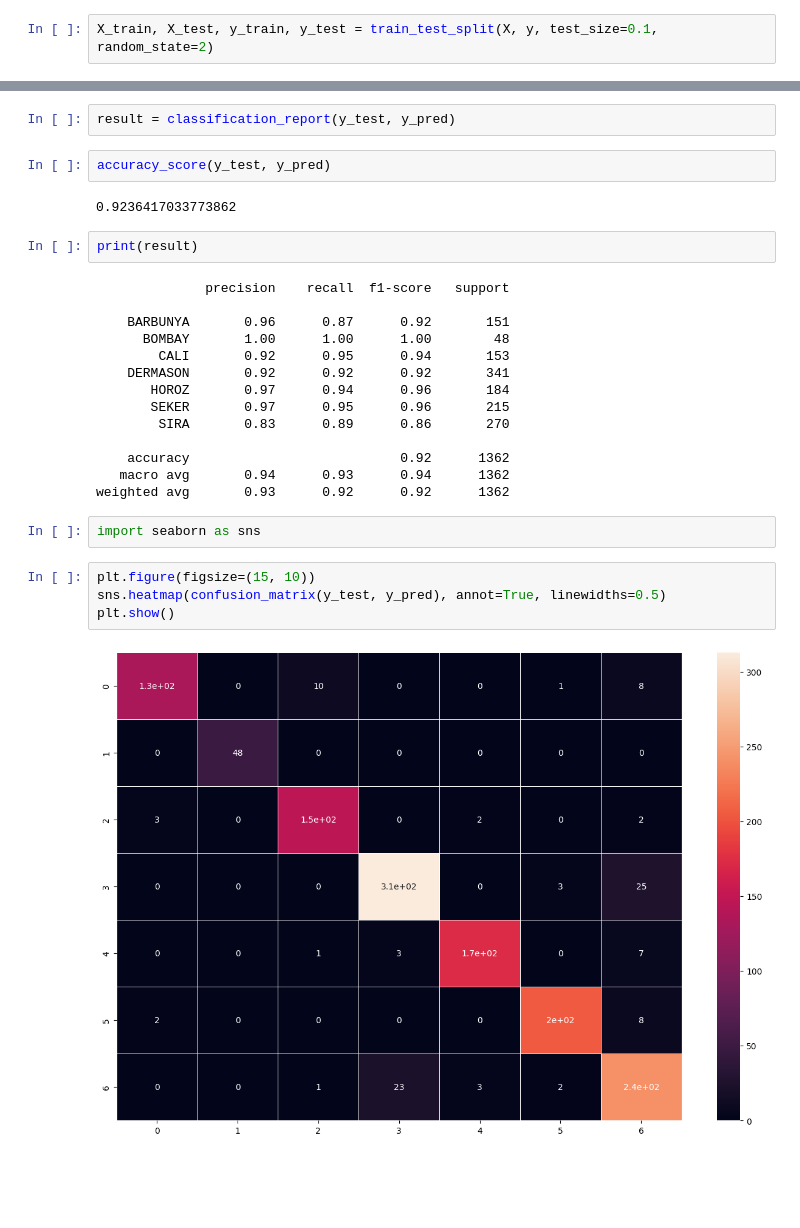
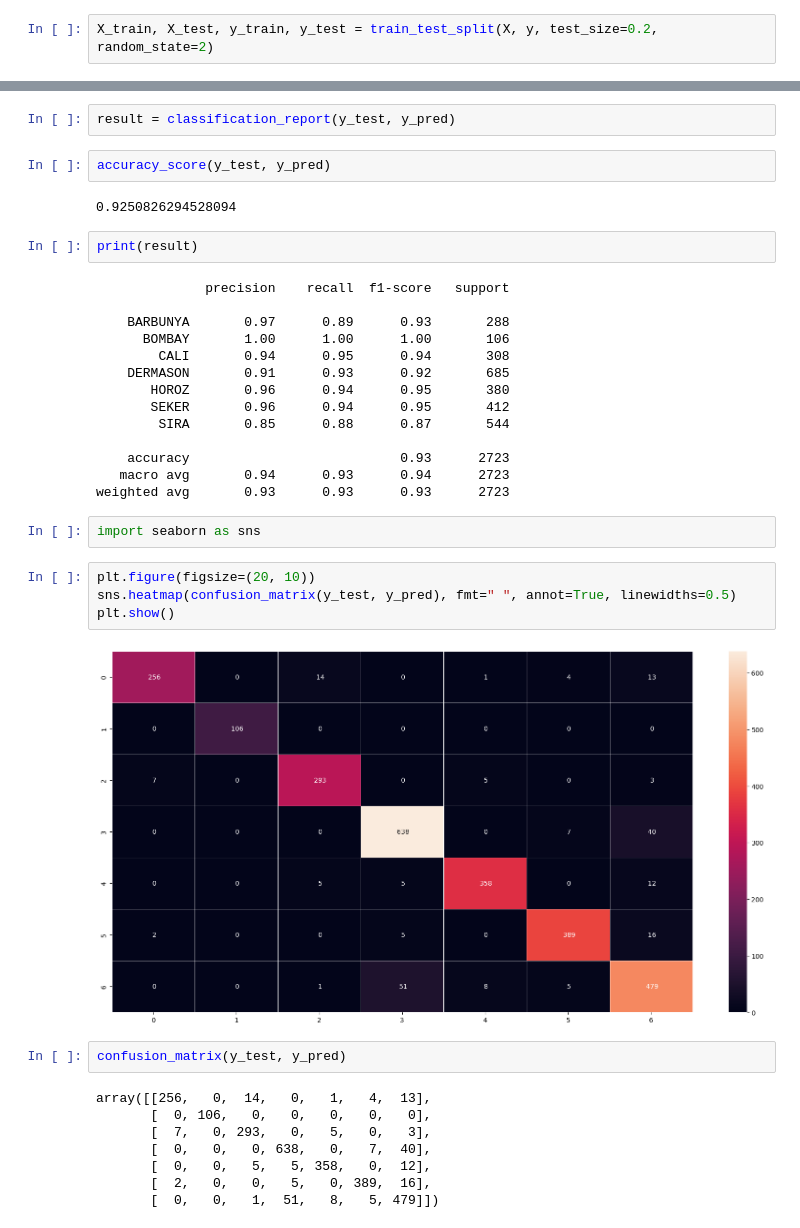
Before and after one commit to vincentyono/computational-intelligence-week-5, a Jupyter notebook: src/logistic_regression.ipynb, the cells around one changed output, grey strips where cells are left out. Saved outputs shown, nothing was run; the diff lists cells and outputs as text; blank space fills up the shorter version.

```diff
--- a/src/logistic_regression.ipynb
+++ b/src/logistic_regression.ipynb
@@ -33,7 +33,7 @@ X, y = df.iloc[:, :-1], df.iloc[:, -1]
 # %%
 from sklearn.model_selection import train_test_split
 # %%
-X_train, X_test, y_train, y_test = train_test_split(X, y, test_size=0.1, random_state=2)
+X_train, X_test, y_train, y_test = train_test_split(X, y, test_size=0.2, random_state=2)
 # %%
 from sklearn.linear_model import LogisticRegression
 from sklearn.model_selection import GridSearchCV
@@ -84,31 +84,41 @@ result = classification_report(y_test, y_pred)
 # %%
 accuracy_score(y_test, y_pred)
 # %% [output]
-0.9236417033773862
+0.9250826294528094
 # %%
 print(result)
 # %% [output]
               precision    recall  f1-score   support
 
-    BARBUNYA       0.96      0.87      0.92       151
-      BOMBAY       1.00      1.00      1.00        48
-        CALI       0.92      0.95      0.94       153
-    DERMASON       0.92      0.92      0.92       341
-       HOROZ       0.97      0.94      0.96       184
-       SEKER       0.97      0.95      0.96       215
-        SIRA       0.83      0.89      0.86       270
+    BARBUNYA       0.97      0.89      0.93       288
+      BOMBAY       1.00      1.00      1.00       106
+        CALI       0.94      0.95      0.94       308
+    DERMASON       0.91      0.93      0.92       685
+       HOROZ       0.96      0.94      0.95       380
+       SEKER       0.96      0.94      0.95       412
+        SIRA       0.85      0.88      0.87       544
 
-    accuracy                           0.92      1362
-   macro avg       0.94      0.93      0.94      1362
-weighted avg       0.93      0.92      0.92      1362
+    accuracy                           0.93      2723
+   macro avg       0.94      0.93      0.94      2723
+weighted avg       0.93      0.93      0.93      2723
 # %%
 import seaborn as sns
 # %%
-plt.figure(figsize=(15, 10))
-sns.heatmap(confusion_matrix(y_test, y_pred), annot=True, linewidths=0.5)
+plt.figure(figsize=(20, 10))
+sns.heatmap(confusion_matrix(y_test, y_pred), fmt=" ", annot=True, linewidths=0.5)
 plt.show()
 # %% [output]
-[figure, old version]
+[figure, new version]
+# %%
+confusion_matrix(y_test, y_pred)
+# %% [output]
+array([[256,   0,  14,   0,   1,   4,  13],
+       [  0, 106,   0,   0,   0,   0,   0],
+       [  7,   0, 293,   0,   5,   0,   3],
+       [  0,   0,   0, 638,   0,   7,  40],
+       [  0,   0,   5,   5, 358,   0,  12],
+       [  2,   0,   0,   5,   0, 389,  16],
+       [  0,   0,   1,  51,   8,   5, 479]])
 # %%
 precision_score(y_test, y_pred, average="micro")
 # %% [output]
```
Also changed, not shown: parts of 6 cells of this notebook.
